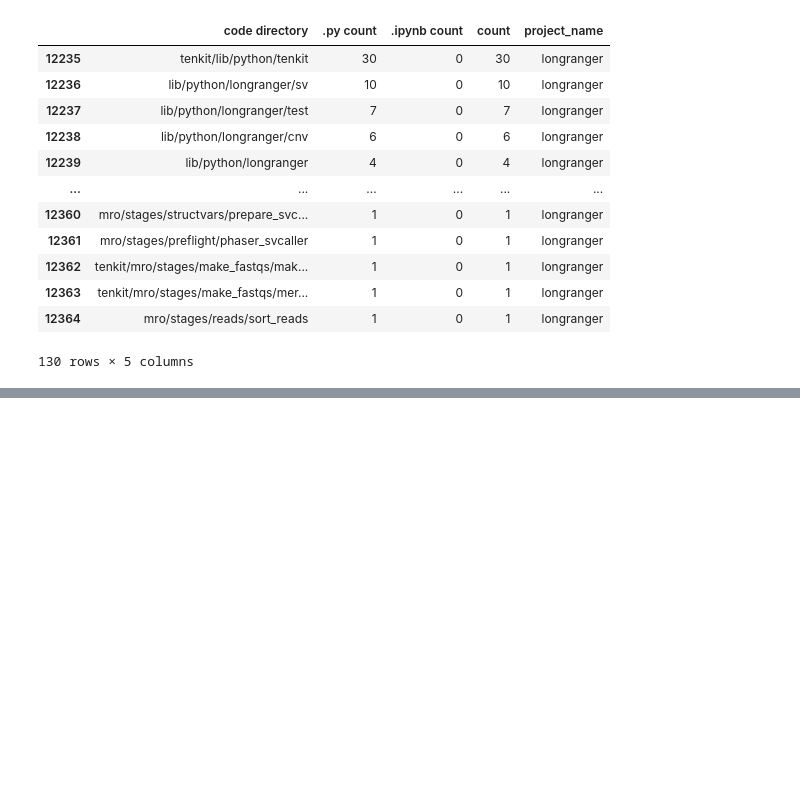
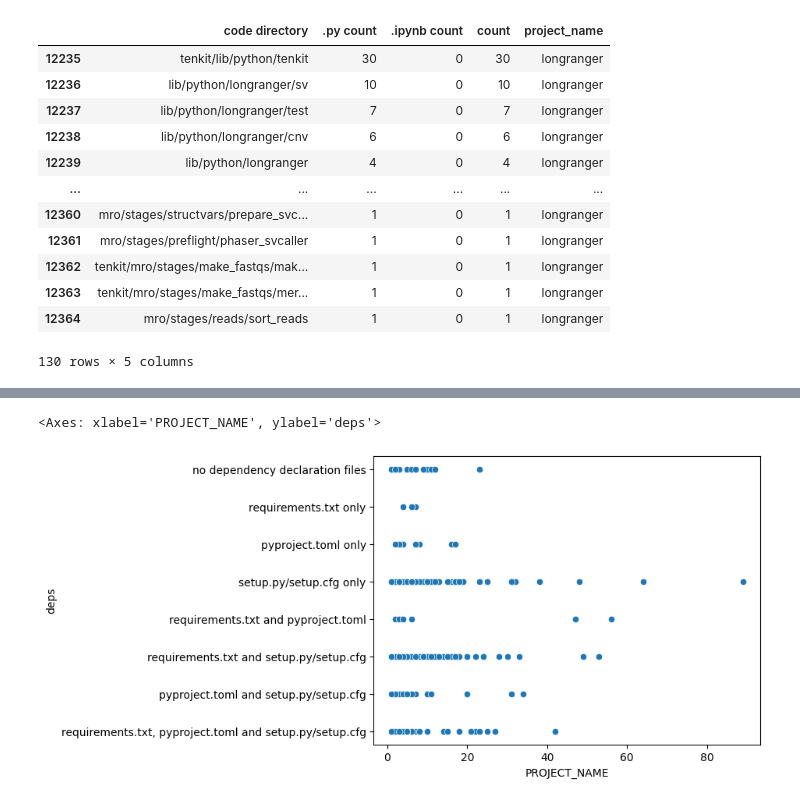
Before and after one commit to tweag/FawltyDeps, a Jupyter notebook: PyPI_analysis/notebooks/results-biomedical.ipynb, the cells around one changed output, grey strips where cells are left out. Saved outputs shown, nothing was run; the diff lists cells and outputs as text; code cells hidden in the pictures; blank space fills up the shorter version.

```diff
--- a/PyPI_analysis/notebooks/results-biomedical.ipynb
+++ b/PyPI_analysis/notebooks/results-biomedical.ipynb
@@ -987,0 +1075,42 @@ df_codedirs_clean[df_codedirs_clean["project_name"] == "longranger"]
+# %%
+conditions = [
+    (codedirs_sum.index.isin(project_req_only)),
+    (codedirs_sum.index.isin(project_toml_only)),
+    (codedirs_sum.index.isin(project_setup_only)),
+    (codedirs_sum.index.isin(project_req_toml)),
+    (codedirs_sum.index.isin(project_req_setup)),
+    (codedirs_sum.index.isin(project_toml_setup)),
+    (codedirs_sum.index.isin(project_req_toml_setup)),
+    (codedirs_sum.index.isin(project_no_deps)),
+]
+
+# create a list of the values we want to assign for each condition
+values = [
+    "requirements.txt only",
+    "pyproject.toml only",
+    "setup.py/setup.cfg only",
+    "requirements.txt and pyproject.toml",
+    "requirements.txt and setup.py/setup.cfg",
+    "pyproject.toml and setup.py/setup.cfg",
+    "requirements.txt, pyproject.toml and setup.py/setup.cfg",
+    "no dependency declaration files",
+]
+
+desired_order = [
+    "no dependency declaration files",
+    "requirements.txt only",
+    "pyproject.toml only",
+    "setup.py/setup.cfg only",
+    "requirements.txt and pyproject.toml",
+    "requirements.txt and setup.py/setup.cfg",
+    "pyproject.toml and setup.py/setup.cfg",
+    "requirements.txt, pyproject.toml and setup.py/setup.cfg",
+]
+
+
+# create a new column and use np.select to assign values to it using our lists as arguments
+codedirs_sum["deps"] = np.select(conditions, values)
+
+codedirs_sum["deps"] = pd.Categorical(
+    codedirs_sum["deps"], categories=desired_order, ordered=True
+)
@@ -987,0 +1144,5 @@ df_codedirs_clean[df_codedirs_clean["project_name"] == "longranger"]
+# %%
+sns.scatterplot(x="PROJECT_NAME", y="deps", data=codedirs_sum)
+# %% [output]
+<Axes: xlabel='PROJECT_NAME', ylabel='deps'>
+[figure, added]
```
Also changed, not shown: parts of 21 cells of this notebook.
